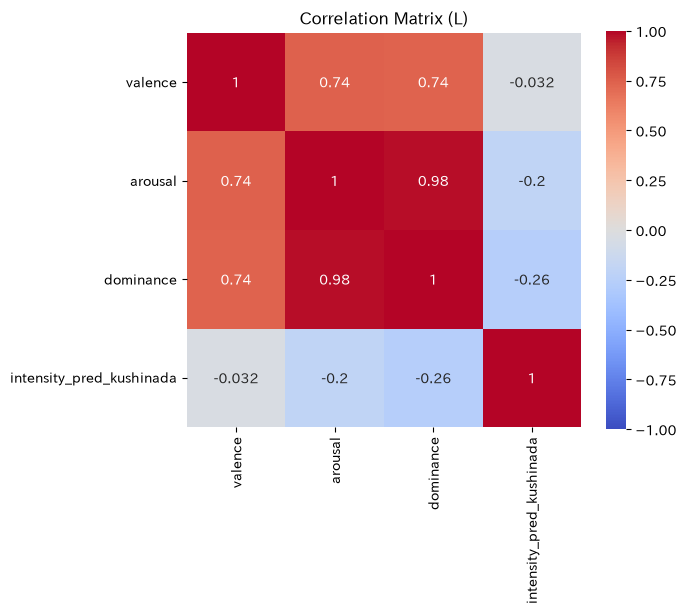
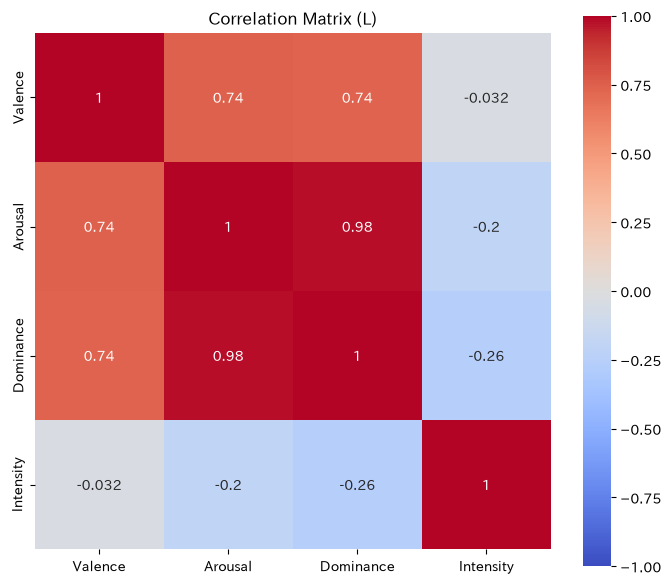
Unified diff of the notebook cell whose output changed from the first chart to the second:
--- before
+++ after
@@ -4,4 +4,8 @@
 # 相関行列
 corr = df_sub.corr(method='pearson')
+
+# 軸ラベル変更
+corr.index = ['Valence', 'Arousal', 'Dominance', 'Intensity']       # 縦軸の名称
+corr.columns = ['Valence', 'Arousal', 'Dominance', 'Intensity']     # 横軸の名称
 
 # ヒートマップ表示
@@ -18,4 +22,5 @@
 
 plt.title(f"Correlation Matrix ({sp})")
+plt.xticks(rotation=0)                      # 軸ラベルの向きを変更
 plt.tight_layout()
 plt.show()

Commit: add eval_q int